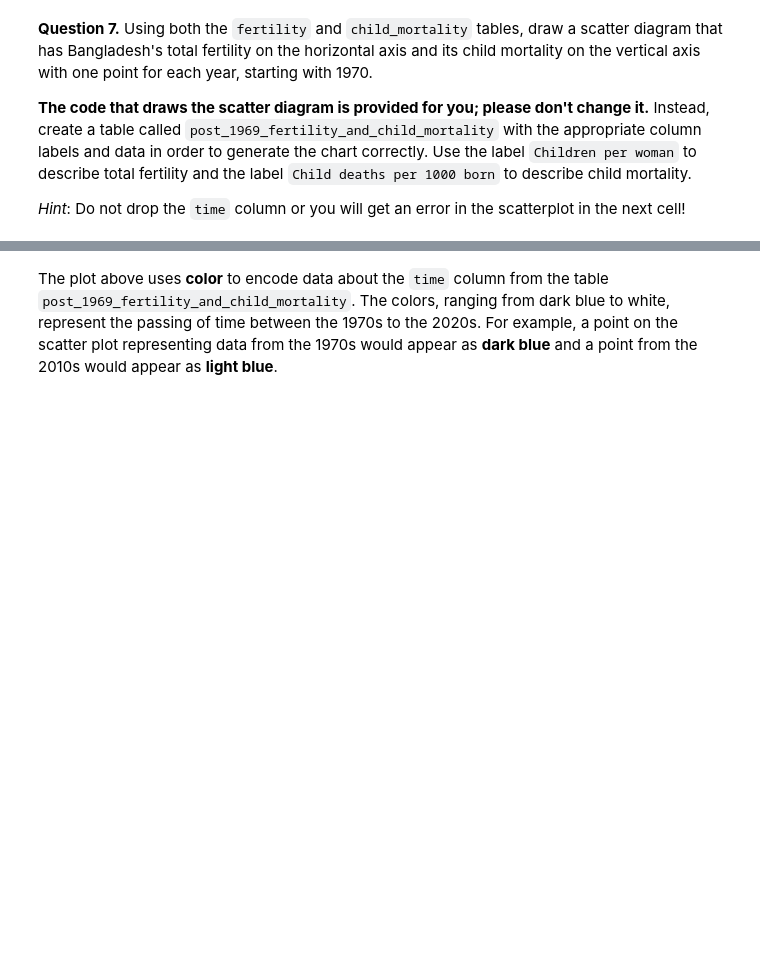
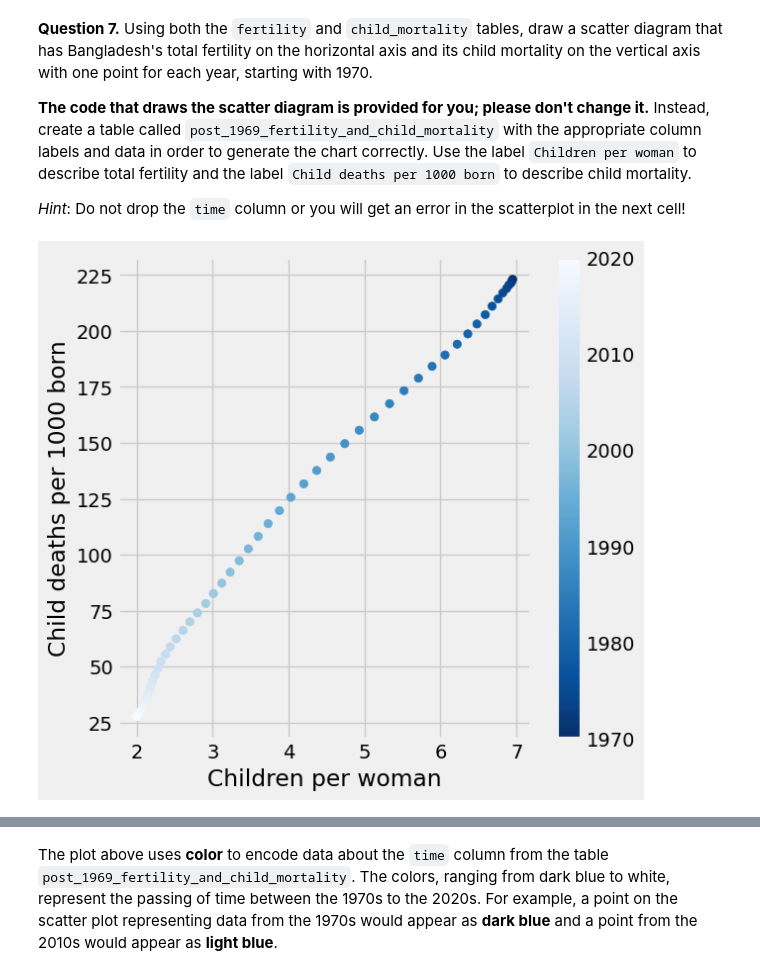
Before and after one commit to fraserr1991/materials-fds, a Jupyter notebook: project/project1/project1.ipynb, the cells around one changed output, grey strips where cells are left out. Saved outputs shown, nothing was run; the diff lists cells and outputs as text; code cells hidden in the pictures; blank space fills up the shorter version.

```diff
--- a/project/project1/project1.ipynb
+++ b/project/project1/project1.ipynb
@@ -273,20 +273,30 @@ It has been [observed](https://www.ageing.ox.ac.uk/download/143) that lower fert
 
 *Hint*: Do not drop the `time` column or you will get an error in the scatterplot in the next cell!
 # %%
-bgd_fertility = ...
-bgd_child_mortality = ...
-fertility_and_child_mortality = ...
-post_1969_fertility_and_child_mortality = ...
+bgd_fertility_post_1969 = (fertility
+                         .where("geo", are.equal_to("bgd"))
+                         .where("time", are.above_or_equal_to(1970))
+                         .relabeled("children_per_woman_total_fertility", "Children per woman")
+                         .drop("geo")
+)
+bgd_child_mortality_post_1969 = (child_mortality.where("geo", are.equal_to("bgd"))
+                       .where("time", are.above_or_equal_to(1970))
+                       .relabeled("child_mortality_under_5_per_1000_born", "Child deaths per 1000 born")
+                       .drop("geo")
+)
+post_1969_fertility_and_child_mortality = bgd_fertility_post_1969.join("time", bgd_child_mortality_post_1969)
 
 # Don't change anything below this line!
 x_births = post_1969_fertility_and_child_mortality.column("Children per woman")
 y_deaths = post_1969_fertility_and_child_mortality.column("Child deaths per 1000 born")
 time_colors = post_1969_fertility_and_child_mortality.column("time")
 
 plots.figure(figsize=(6,6))
 plots.scatter(x_births, y_deaths, c=time_colors, cmap="Blues_r")
 plots.colorbar()
 plots.xlabel("Children per woman")
 plots.ylabel("Child deaths per 1000 born");
+# %% [output]
+[figure, added]
 # %%
 grader.check("q1_7")
```
Also changed, not shown: parts of 4 cells of this notebook, 2 other files.
